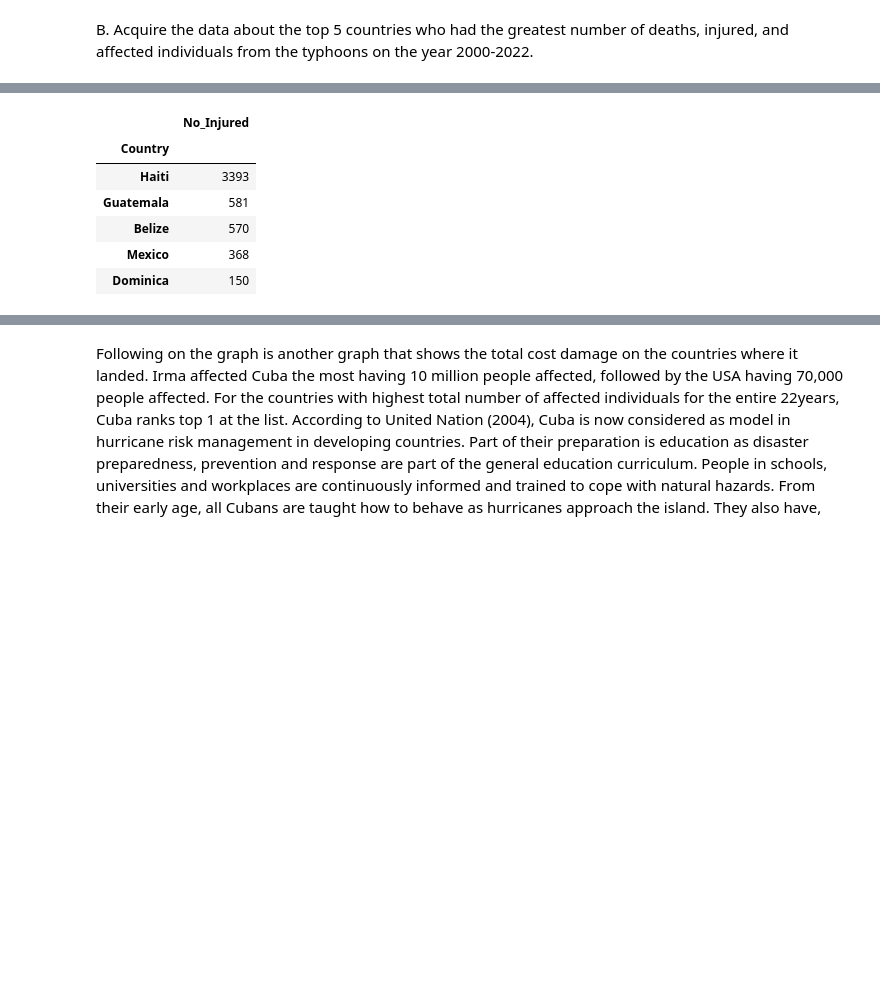
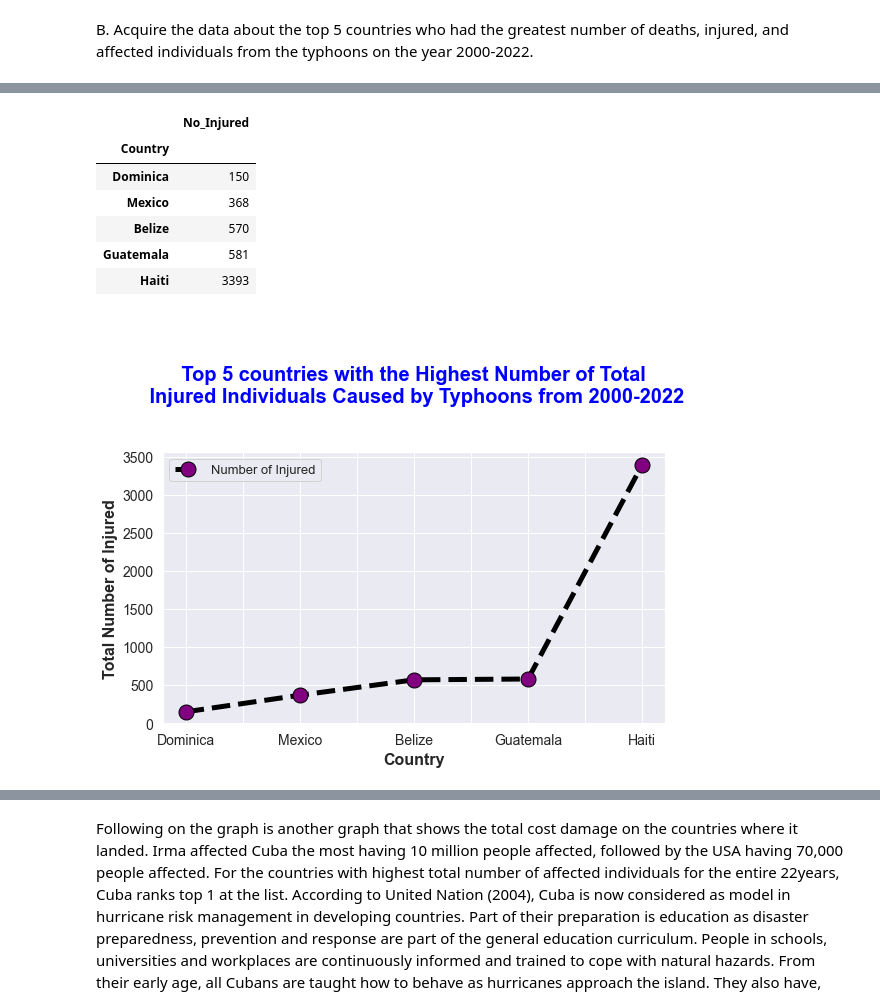
Before and after one commit to GEA960/ITBA-3207_TeamTyphoonAnalysts, a Jupyter notebook: Data Sets Coding Analysis/Data Analysis and Coding for Both Data Sets.ipynb, the cells around one changed output, grey strips where cells are left out. Saved outputs shown, nothing was run; the diff lists cells and outputs as text; code cells hidden in the pictures; blank space fills up the shorter version.

```diff
--- a/Data Sets Coding Analysis/Data Analysis and Coding for Both Data Sets.ipynb
+++ b/Data Sets Coding Analysis/Data Analysis and Coding for Both Data Sets.ipynb
@@ -793,20 +830,31 @@ Mean of Total Deaths Columns is: 31.10362694300518
 # %%
 #Acquiring the top 5 countries with the highest number of total injured individuals caused by typhoons from 2000-2022 using groupby and sum function of pandas
 
 ByCountryInjured = new_df.groupby('Country')
 TotalData = ByCountryDeath['No_Injured'].sum()
 data = pd.DataFrame(TotalData)
-SortedData = data.sort_values(by='No_Injured',ascending=False)
-result = SortedData.head(5)
+SortedData = data.sort_values(by='No_Injured',ascending=True)
+result = SortedData.tail(5)
 display(result)
+
+result.plot(kind="line", ls="--", color="black",linewidth=5, marker="o",ms=15, markerfacecolor="purple", figsize=(9,5))
+plt.title("\n\n Top 5 countries with the Highest Number of Total \n Injured Individuals Caused by Typhoons from 2000-2022\n\n",
+          fontsize=20, loc="center", fontweight="bold", c="blue")
+plt.xticks(fontsize=14)
+plt.yticks(fontsize=14)
+plt.xlabel("Country", fontsize=16, fontweight="bold")
+plt.ylabel("Total Number of Injured", fontsize=16, fontweight="bold")
+plt.legend(["Number of Injured"], fontsize=13)
+plt.show()
 # %% [output]
 |  | No_Injured |
 | Country |  |
+| Dominica | 150 |
+| Mexico | 368 |
+| Belize | 570 |
+| Guatemala | 581 |
 | Haiti | 3393 |
-| Guatemala | 581 |
-| Belize | 570 |
-| Mexico | 368 |
-| Dominica | 150 |
+[figure, added]
 # %%
 #Acquiring the top 5 countries with the highest number of total affected individuals caused by typhoons from 2000-2022 using groupby and sum function of pandas
 
```
Also changed, not shown: parts of 4 cells of this notebook.
